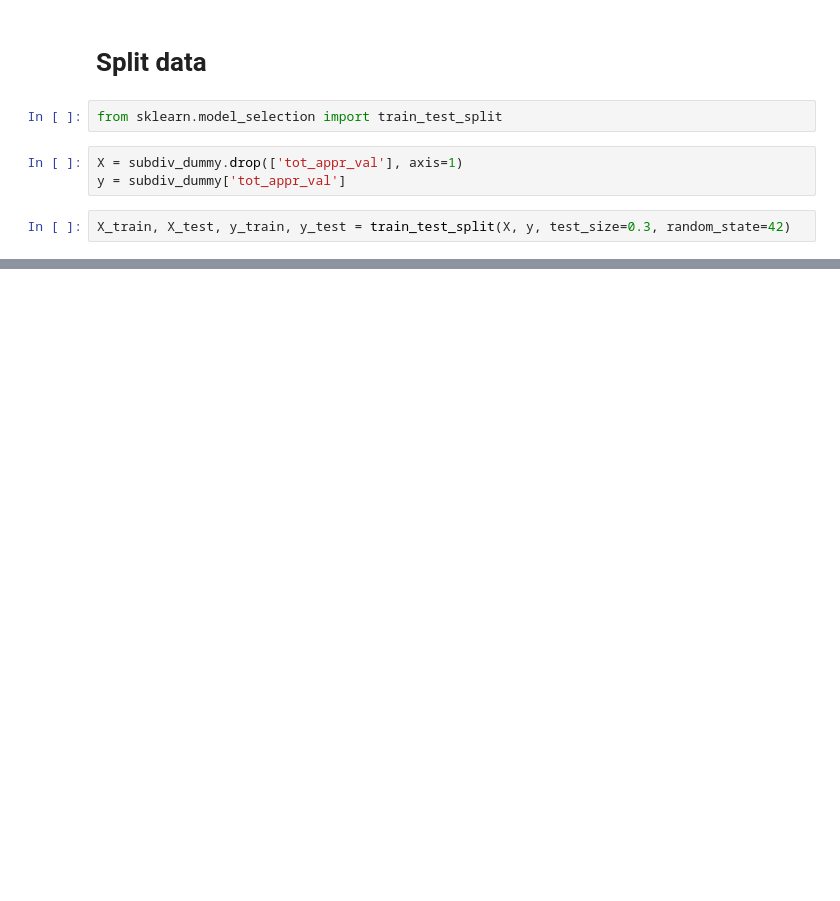
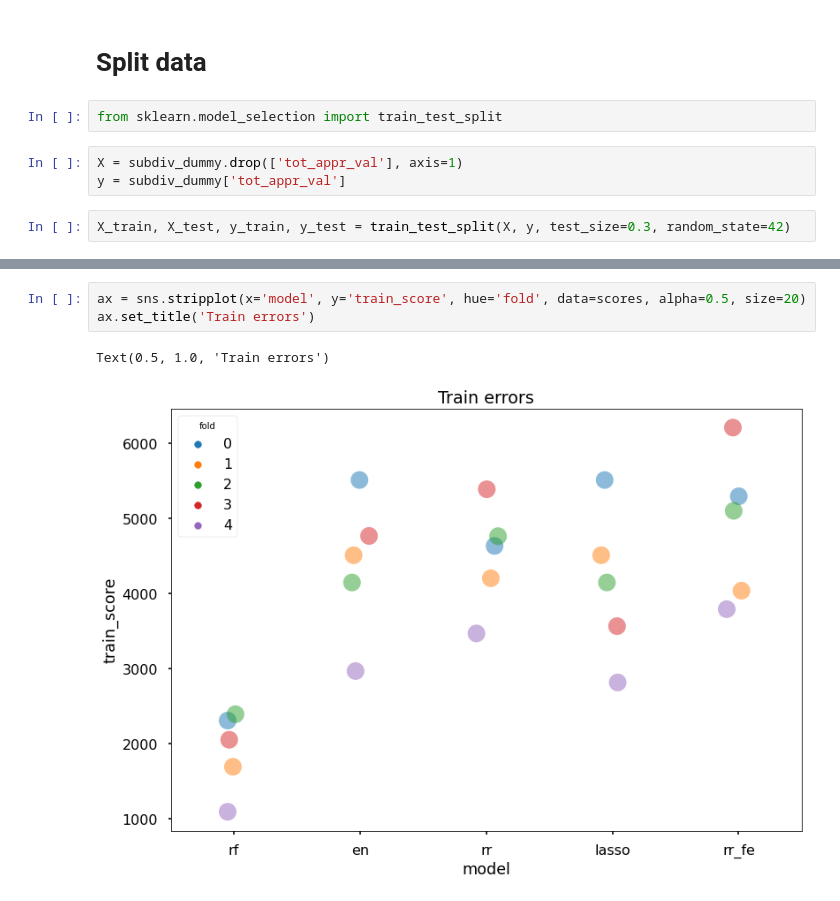
Before and after one commit to RafaelPinto/hcad_pred, a Jupyter notebook: notebooks/01_Exploratory/3.1-rp-hcad-preprocessing_data_split_CV_feature_selection_and_modeling.ipynb, the cells around one changed output, grey strips where cells are left out. Drawn from its saved outputs; the diff is of its cells as text; blank space fills up the shorter version.

```diff
--- a/notebooks/01_Exploratory/3.1-rp-hcad-preprocessing_data_split_CV_feature_selection_and_modeling.ipynb
+++ b/notebooks/01_Exploratory/3.1-rp-hcad-preprocessing_data_split_CV_feature_selection_and_modeling.ipynb
@@ -164,0 +454,6 @@ https://stats.stackexchange.com/questions/266225/step-by-step-explanation-of-k-f
+# %%
+ax = sns.stripplot(x='model', y='train_score', hue='fold', data=scores, alpha=0.5, size=20)
+ax.set_title('Train errors')
+# %% [output]
+Text(0.5, 1.0, 'Train errors')
+[figure, added]
```
Also changed, not shown: parts of 81 cells of this notebook, 7 other files.
